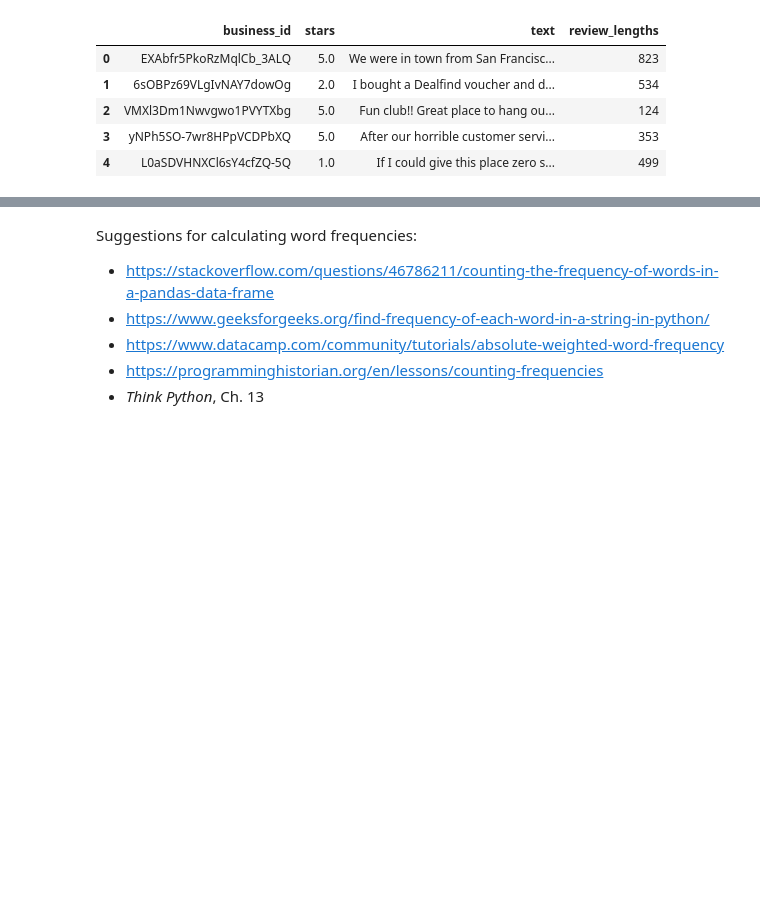
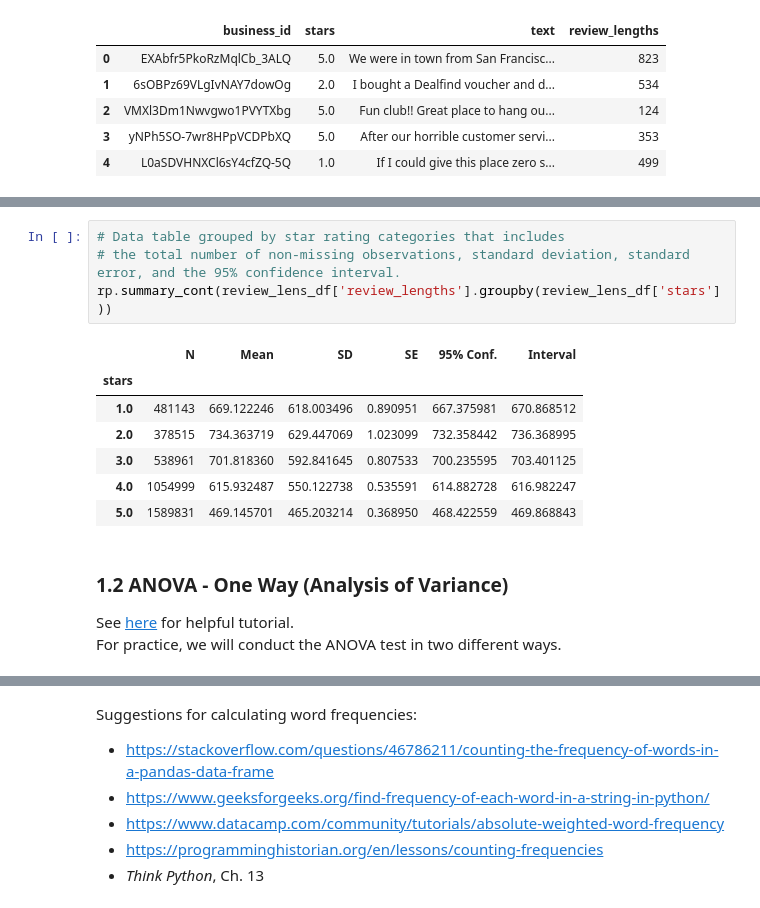
Before and after one commit to walkerpage/springboard, a Jupyter notebook: Capstone_Projects/Capstone_Project_1/Code/Capstone_Project_1_Statistical_Data_Analysis.ipynb, the cells around one changed output, grey strips where cells are left out. Cells and saved outputs as stored; diff of their text form; blank space fills up the shorter version.

```diff
--- a/Capstone_Projects/Capstone_Project_1/Code/Capstone_Project_1_Statistical_Data_Analysis.ipynb
+++ b/Capstone_Projects/Capstone_Project_1/Code/Capstone_Project_1_Statistical_Data_Analysis.ipynb
@@ -213,0 +87,16 @@ plt.show()
+# %%
+# Data table grouped by star rating categories that includes
+# the total number of non-missing observations, standard deviation, standard error, and the 95% confidence interval.
+rp.summary_cont(review_lens_df['review_lengths'].groupby(review_lens_df['stars']))
+# %% [output]
+|  | N | Mean | SD | SE | 95% Conf. | Interval |
+| stars |  |  |  |  |  |  |
+| 1.0 | 481143 | 669.122246 | 618.003496 | 0.890951 | 667.375981 | 670.868512 |
+| 2.0 | 378515 | 734.363719 | 629.447069 | 1.023099 | 732.358442 | 736.368995 |
+| 3.0 | 538961 | 701.818360 | 592.841645 | 0.807533 | 700.235595 | 703.401125 |
+| 4.0 | 1054999 | 615.932487 | 550.122738 | 0.535591 | 614.882728 | 616.982247 |
+| 5.0 | 1589831 | 469.145701 | 465.203214 | 0.368950 | 468.422559 | 469.868843 |
+# %% [markdown]
+### 1.2 ANOVA - One Way (Analysis of Variance) ###
+See [here](https://pythonfordatascience.org/anova-python/) for helpful tutorial.
+For practice, we will conduct the ANOVA test in two different ways.
```
Also changed, not shown: parts of 50 cells of this notebook.
